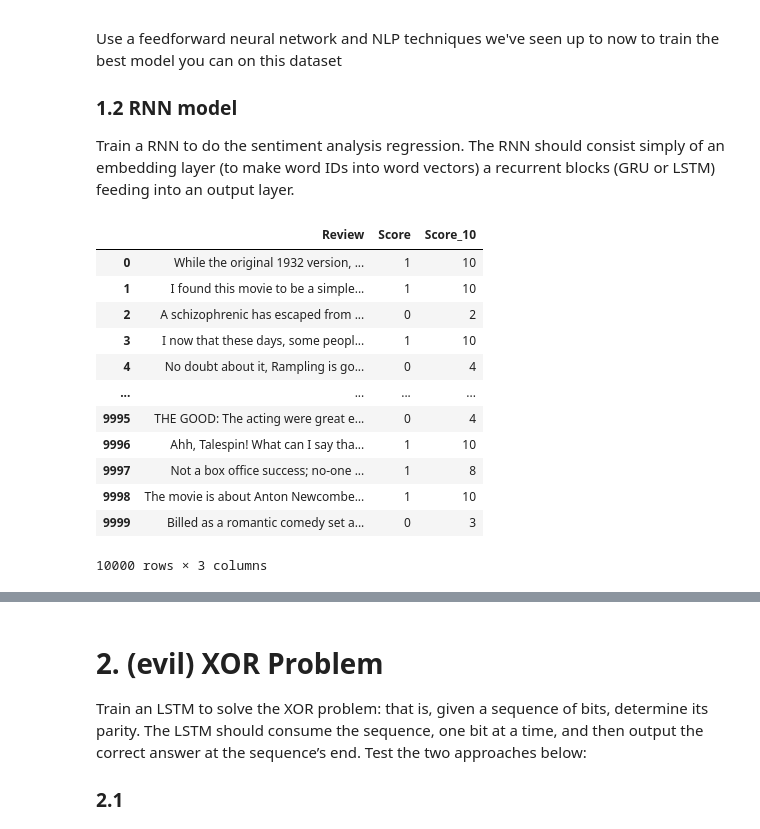
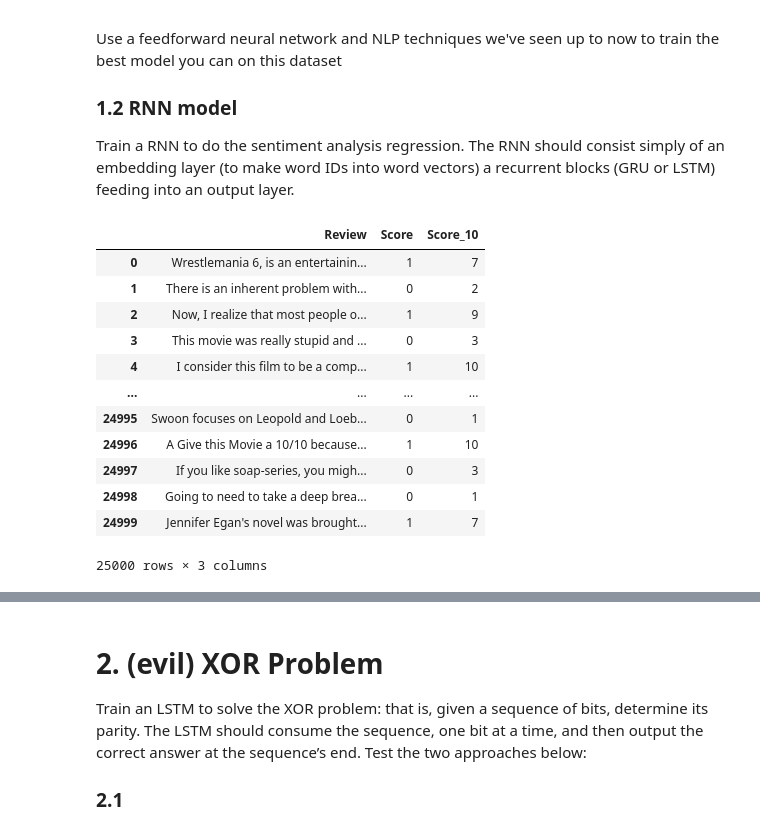
Before and after one commit to mendelevium/5-7-rnn, a Jupyter notebook: workshop.ipynb, the cells around one changed output, grey strips where cells are left out. Saved outputs shown, nothing was run; the diff lists cells and outputs as text; code cells hidden in the pictures.

```diff
--- a/workshop.ipynb
+++ b/workshop.ipynb
@@ -62,22 +62,22 @@ train = pd.DataFrame(data, columns = ['Review', 'Score', 'Score_10'])
 # %%
 #test.to_csv('dataset/imdb_test.csv', index=False)
 #train.to_csv('dataset/imdb_train.csv', index=False)
 
 df = pd.read_csv('dataset/imdb_train.csv')
 df = pd.concat([df, pd.read_csv('dataset/imdb_test.csv')])
-df = df.sample(frac=.2).reset_index(drop=True)
+df = df.sample(frac=.5).reset_index(drop=True)
 df
 # %% [output]
 |  | Review | Score | Score_10 |
-| 0 | While the original 1932 version, ... | 1 | 10 |
-| 1 | I found this movie to be a simple... | 1 | 10 |
-| 2 | A schizophrenic has escaped from ... | 0 | 2 |
-| 3 | I now that these days, some peopl... | 1 | 10 |
-| 4 | No doubt about it, Rampling is go... | 0 | 4 |
+| 0 | Wrestlemania 6, is an entertainin... | 1 | 7 |
+| 1 | There is an inherent problem with... | 0 | 2 |
+| 2 | Now, I realize that most people o... | 1 | 9 |
+| 3 | This movie was really stupid and ... | 0 | 3 |
+| 4 | I consider this film to be a comp... | 1 | 10 |
 | ... | ... | ... | ... |
-| 9995 | THE GOOD: The acting were great e... | 0 | 4 |
-| 9996 | Ahh, Talespin! What can I say tha... | 1 | 10 |
-| 9997 | Not a box office success; no-one ... | 1 | 8 |
-| 9998 | The movie is about Anton Newcombe... | 1 | 10 |
-| 9999 | Billed as a romantic comedy set a... | 0 | 3 |
+| 24995 | Swoon focuses on Leopold and Loeb... | 0 | 1 |
+| 24996 | A Give this Movie a 10/10 because... | 1 | 10 |
+| 24997 | If you like soap-series, you migh... | 0 | 3 |
+| 24998 | Going to need to take a deep brea... | 0 | 1 |
+| 24999 | Jennifer Egan's novel was brought... | 1 | 7 |
-10000 rows × 3 columns
+25000 rows × 3 columns
```
Also changed, not shown: parts of 9 cells of this notebook.
